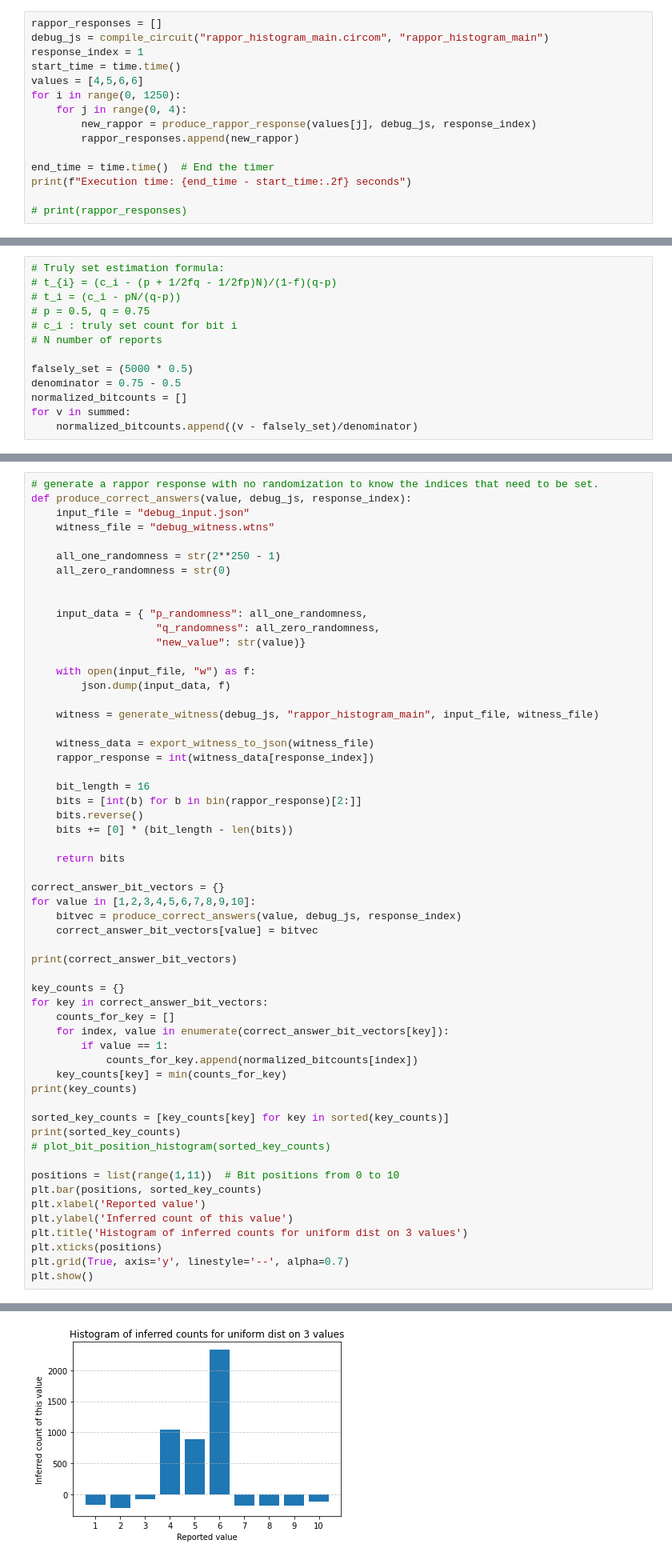
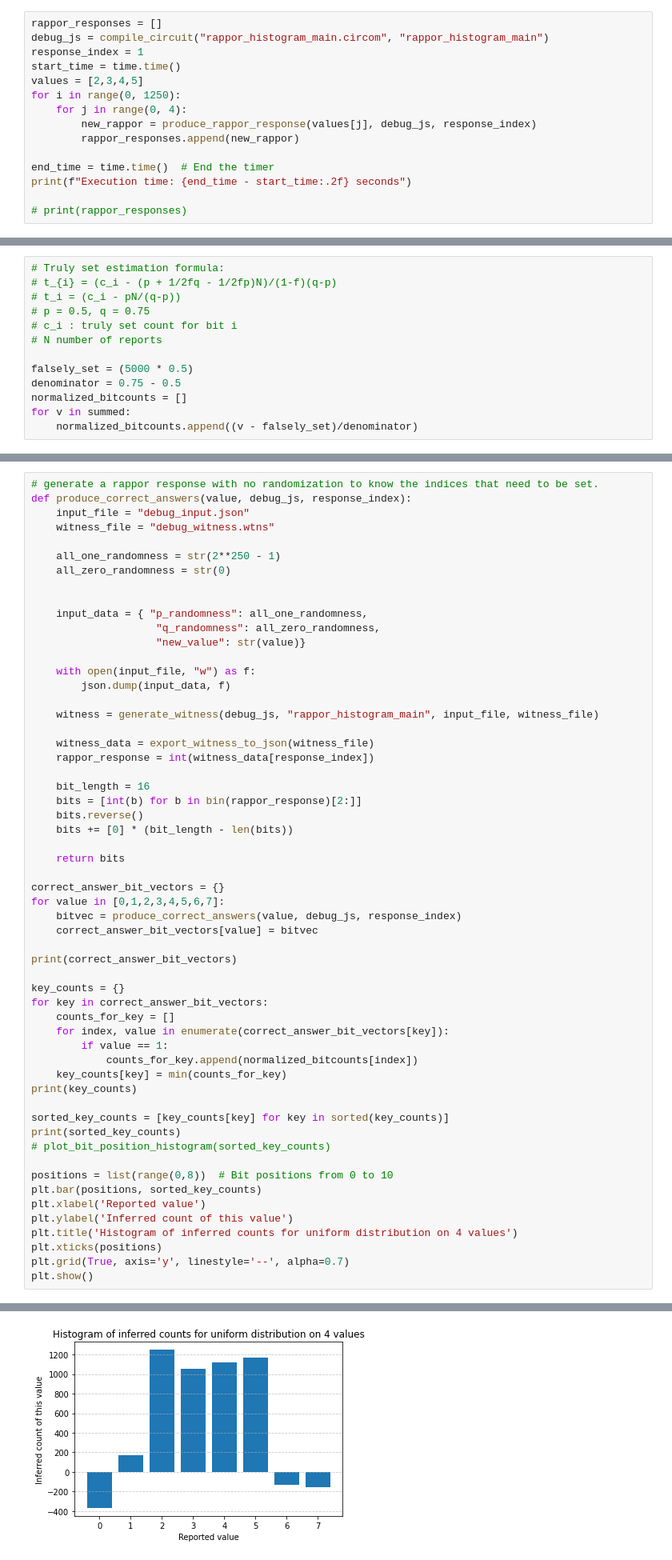
Before and after one commit to htried/zkp-ldp, a Jupyter notebook: rappor_logic/rappor histogram validation.ipynb, the cells around one changed output, grey strips where cells are left out. Shown at 80% size. Drawn from its saved outputs; the diff is of its cells as text.

```diff
--- a/rappor_logic/rappor histogram validation.ipynb
+++ b/rappor_logic/rappor histogram validation.ipynb
@@ -107,7 +107,7 @@ rappor_responses = []
 debug_js = compile_circuit("rappor_histogram_main.circom", "rappor_histogram_main")
 response_index = 1
 start_time = time.time()
-values = [4,5,6,6]
+values = [2,3,4,5]
 for i in range(0, 1250):
     for j in range(0, 4):
         new_rappor = produce_rappor_response(values[j], debug_js, response_index)
@@ -191,7 +191,7 @@ def produce_correct_answers(value, debug_js, response_index):
     return bits
 
 correct_answer_bit_vectors = {}
-for value in [1,2,3,4,5,6,7,8,9,10]:
+for value in [0,1,2,3,4,5,6,7]:
     bitvec = produce_correct_answers(value, debug_js, response_index)
     correct_answer_bit_vectors[value] = bitvec
 
@@ -210,11 +210,11 @@ sorted_key_counts = [key_counts[key] for key in sorted(key_counts)]
 print(sorted_key_counts)
 # plot_bit_position_histogram(sorted_key_counts)
 
-positions = list(range(1,11))  # Bit positions from 0 to 10
+positions = list(range(0,8))  # Bit positions from 0 to 10
 plt.bar(positions, sorted_key_counts)
 plt.xlabel('Reported value')
 plt.ylabel('Inferred count of this value')
-plt.title('Histogram of inferred counts for uniform dist on 3 values')
+plt.title('Histogram of inferred counts for uniform distribution on 4 values')
 plt.xticks(positions)
 plt.grid(True, axis='y', linestyle='--', alpha=0.7)
 plt.show()
@@ -225 +225 @@ plt.show()
-[figure, old version]
+[figure, new version]
```
Also changed, not shown: parts of 5 cells of this notebook, 4 other files.
